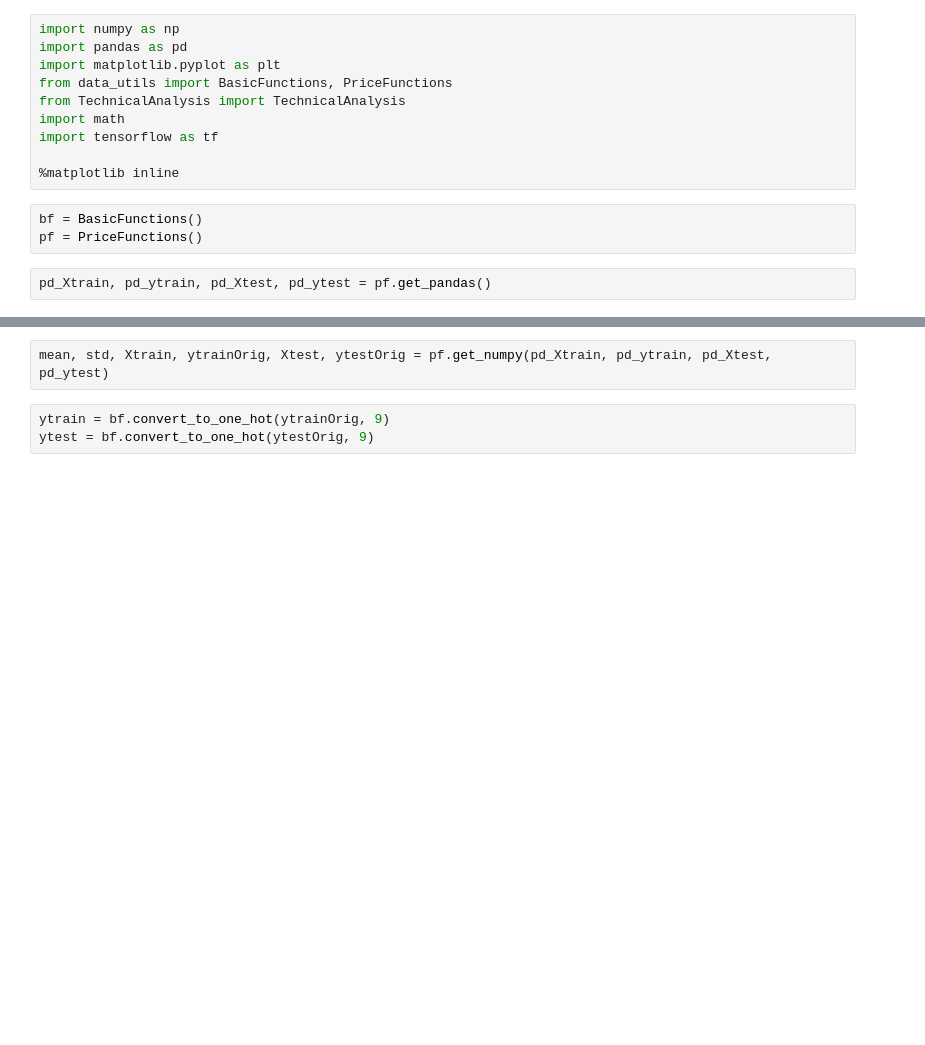
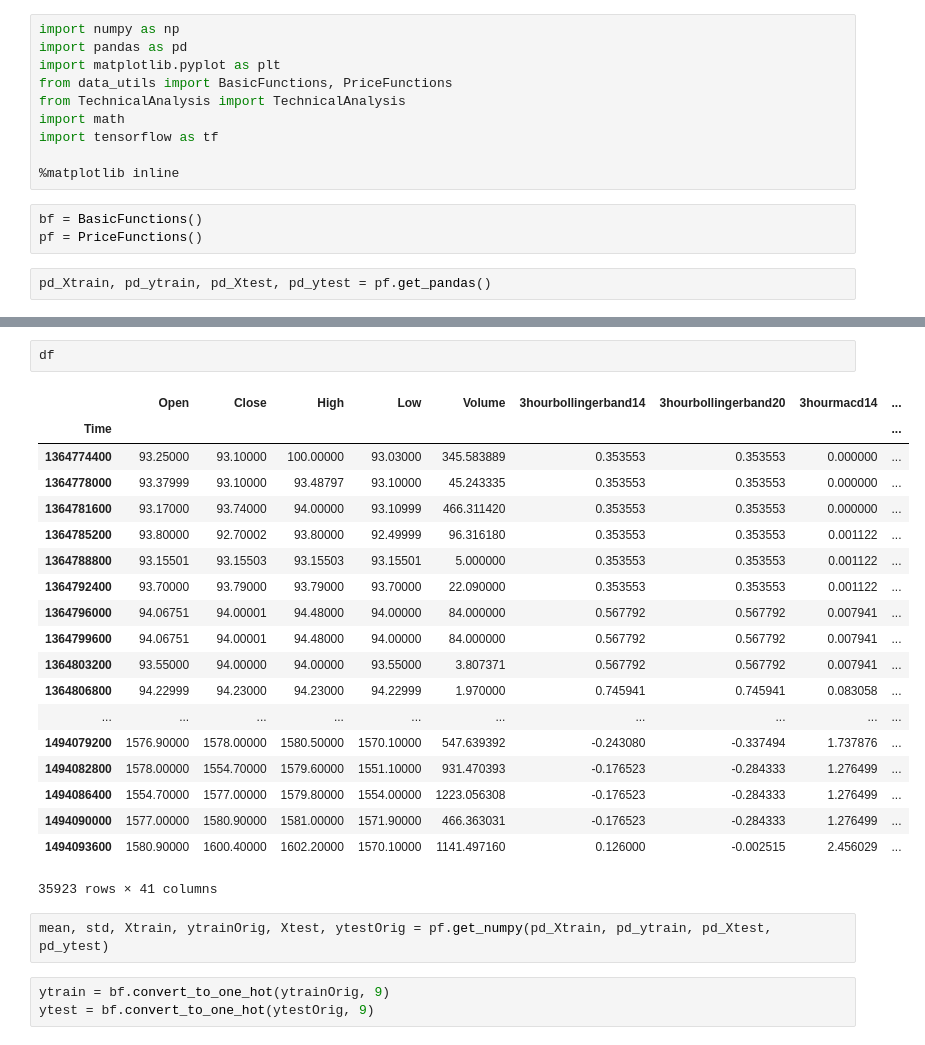
Before and after one commit to warproxxx/CryptoPredictor, a Jupyter notebook: CryptoPredictor/TensorFlow.ipynb, the cells around one changed output, grey strips where cells are left out. Saved outputs shown, nothing was run; the diff lists cells and outputs as text; blank space fills up the shorter version.

```diff
--- a/CryptoPredictor/TensorFlow.ipynb
+++ b/CryptoPredictor/TensorFlow.ipynb
@@ -30,3 +28,25 @@ KeyError: 'the label [1368035999] is not in the [index]'
+# %%
+df
+# %% [output]
+|  | Open | Close | High | Low | Volume | 3hourbollingerband14 | 3hourbollingerband20 | 3hourmacd14 | ... |
+| Time |  |  |  |  |  |  |  |  | ... |
+| 1364774400 | 93.25000 | 93.10000 | 100.00000 | 93.03000 | 345.583889 | 0.353553 | 0.353553 | 0.000000 | ... |
+| 1364778000 | 93.37999 | 93.10000 | 93.48797 | 93.10000 | 45.243335 | 0.353553 | 0.353553 | 0.000000 | ... |
+| 1364781600 | 93.17000 | 93.74000 | 94.00000 | 93.10999 | 466.311420 | 0.353553 | 0.353553 | 0.000000 | ... |
+| 1364785200 | 93.80000 | 92.70002 | 93.80000 | 92.49999 | 96.316180 | 0.353553 | 0.353553 | 0.001122 | ... |
+| 1364788800 | 93.15501 | 93.15503 | 93.15503 | 93.15501 | 5.000000 | 0.353553 | 0.353553 | 0.001122 | ... |
+| 1364792400 | 93.70000 | 93.79000 | 93.79000 | 93.70000 | 22.090000 | 0.353553 | 0.353553 | 0.001122 | ... |
+| 1364796000 | 94.06751 | 94.00001 | 94.48000 | 94.00000 | 84.000000 | 0.567792 | 0.567792 | 0.007941 | ... |
+| 1364799600 | 94.06751 | 94.00001 | 94.48000 | 94.00000 | 84.000000 | 0.567792 | 0.567792 | 0.007941 | ... |
+| 1364803200 | 93.55000 | 94.00000 | 94.00000 | 93.55000 | 3.807371 | 0.567792 | 0.567792 | 0.007941 | ... |
+| 1364806800 | 94.22999 | 94.23000 | 94.23000 | 94.22999 | 1.970000 | 0.745941 | 0.745941 | 0.083058 | ... |
+| ... | ... | ... | ... | ... | ... | ... | ... | ... | ... |
+| 1494079200 | 1576.90000 | 1578.00000 | 1580.50000 | 1570.10000 | 547.639392 | -0.243080 | -0.337494 | 1.737876 | ... |
+| 1494082800 | 1578.00000 | 1554.70000 | 1579.60000 | 1551.10000 | 931.470393 | -0.176523 | -0.284333 | 1.276499 | ... |
+| 1494086400 | 1554.70000 | 1577.00000 | 1579.80000 | 1554.00000 | 1223.056308 | -0.176523 | -0.284333 | 1.276499 | ... |
+| 1494090000 | 1577.00000 | 1580.90000 | 1581.00000 | 1571.90000 | 466.363031 | -0.176523 | -0.284333 | 1.276499 | ... |
+| 1494093600 | 1580.90000 | 1600.40000 | 1602.20000 | 1570.10000 | 1141.497160 | 0.126000 | -0.002515 | 2.456029 | ... |
+35923 rows × 41 columns
 # %%
 mean, std, Xtrain, ytrainOrig, Xtest, ytestOrig = pf.get_numpy(pd_Xtrain, pd_ytrain, pd_Xtest, pd_ytest)
 # %%
```
Also changed, not shown: parts of 1 cell of this notebook, 2 other files.
